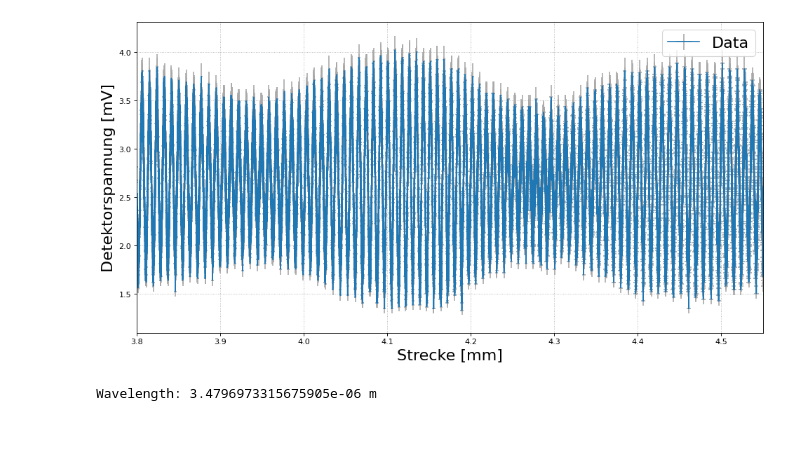
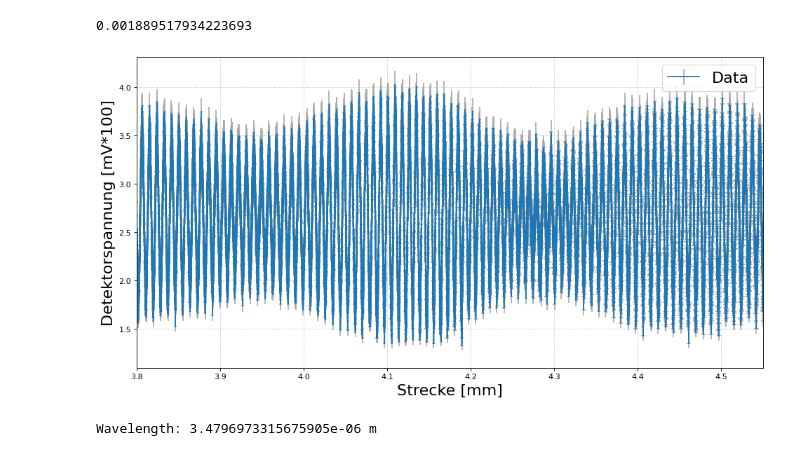
Before and after one commit to Friedrich-Jahns/Fortgeschrittenen-Praktikum-Physik, a Jupyter notebook: FP4_Michelson/A6/A6.ipynb, the cells around one changed output. Drawn from its saved outputs; the diff is of its cells as text; code cells hidden in the pictures.

```diff
--- a/FP4_Michelson/A6/A6.ipynb
+++ b/FP4_Michelson/A6/A6.ipynb
@@ -24,13 +24,16 @@ for i in range(len(data[1])):
 data = f.channel_to_pos(data,cal)
 # %%
 yerr = 0.035339825186025027*np.abs(data[1])
+print(np.mean(data[2]))
+# %% [output]
+0.001889517934223693
 # %%
 f.figsize(2)
 plt.errorbar(data[0],data[1],yerr=yerr,xerr=data[2],label = 'Data',ecolor='darkgray')
 
-f.form([3.8,4.55],xlabel='Strecke [mm]',ylabel='Detektorspannung [mV]',name='Res/A6_interferogramm.pdf')
+f.form([3.8,4.55],xlabel='Strecke [mm]',ylabel='Detektorspannung [mV*100]',name='Res/A6_interferogramm.pdf')
 # %% [output]
-[figure, old version]
+[figure, new version]
 # %%
 freq_scale = 2/5.127868608985219*1e-3
 
```
Also changed, not shown: 9 other files.
